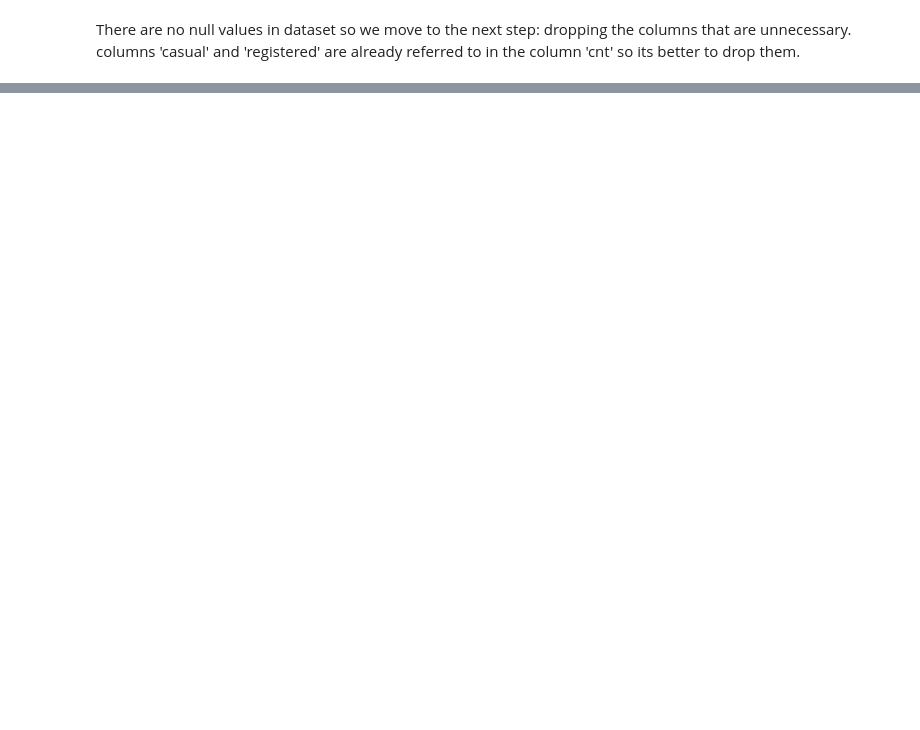
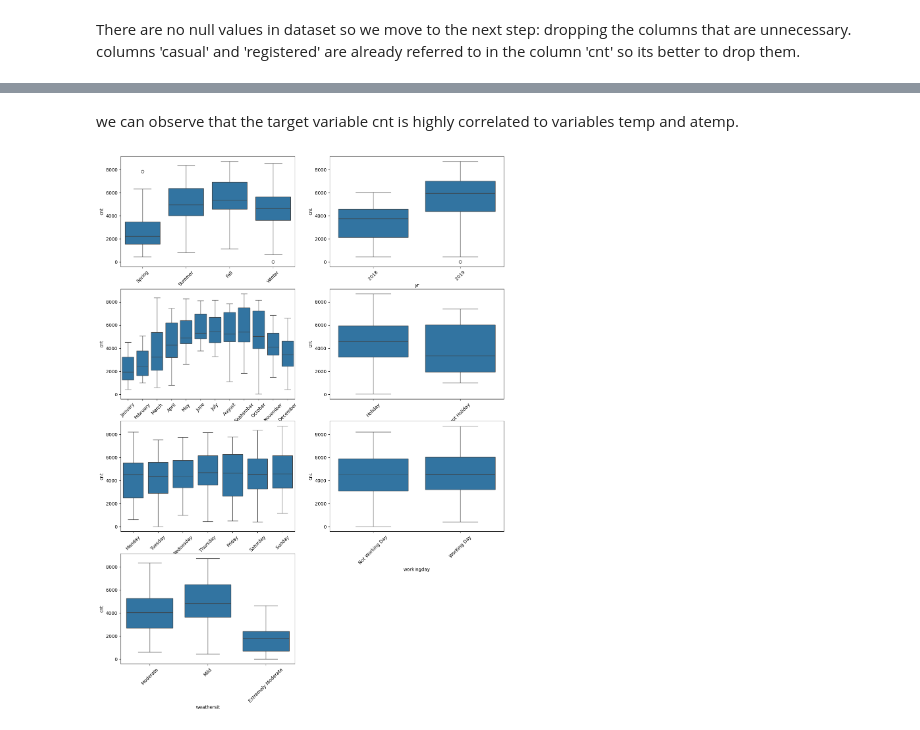
Before and after one commit to ria08/bike_sharing_linear_regression, a Jupyter notebook: bike_sharing_assignment.ipynb, the cells around one changed output, grey strips where cells are left out. Drawn from its saved outputs; the diff is of its cells as text; code cells hidden in the pictures; blank space fills up the shorter version.

```diff
--- a/bike_sharing_assignment.ipynb
+++ b/bike_sharing_assignment.ipynb
@@ -135,0 +191,12 @@ UNIVARIATE ANALYSIS: Numerical Variables
+# %% [markdown]
+we can observe that the target variable cnt is highly correlated to variables temp and atemp.
+# %%
+cat_var = ['season','yr','mnth','holiday','weekday','workingday','weathersit']
+plt.figure(figsize=(15, 20))
+for i in enumerate(cat_var):
+    plt.subplot(4,2,i[0]+1)
+    sns.boxplot(data=df, x=i[1], y='cnt')
+    plt.xticks(rotation=45)
+plt.show()
+# %% [output]
+[figure, added]
```
Also changed, not shown: parts of 55 cells of this notebook, 1 other file.
